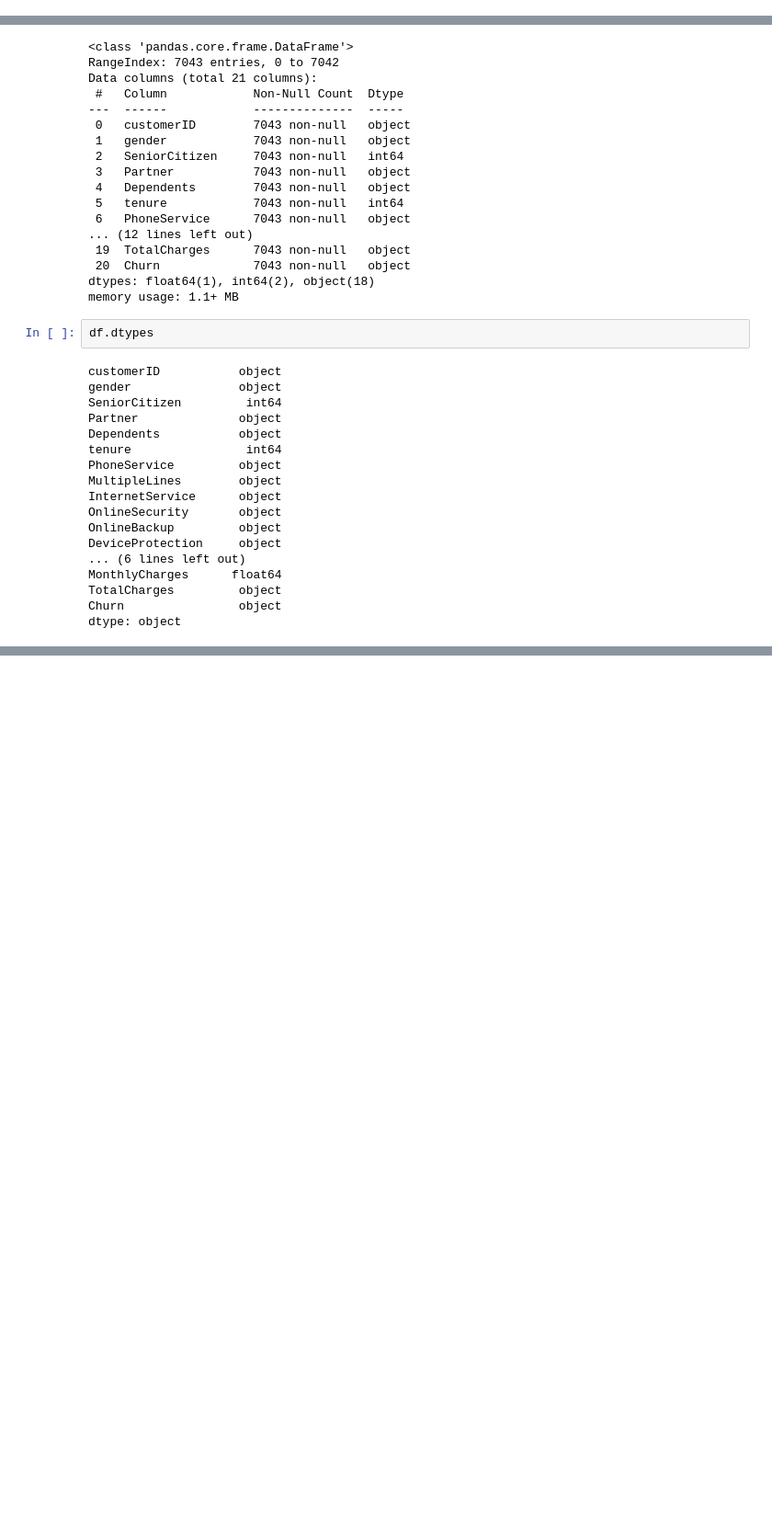
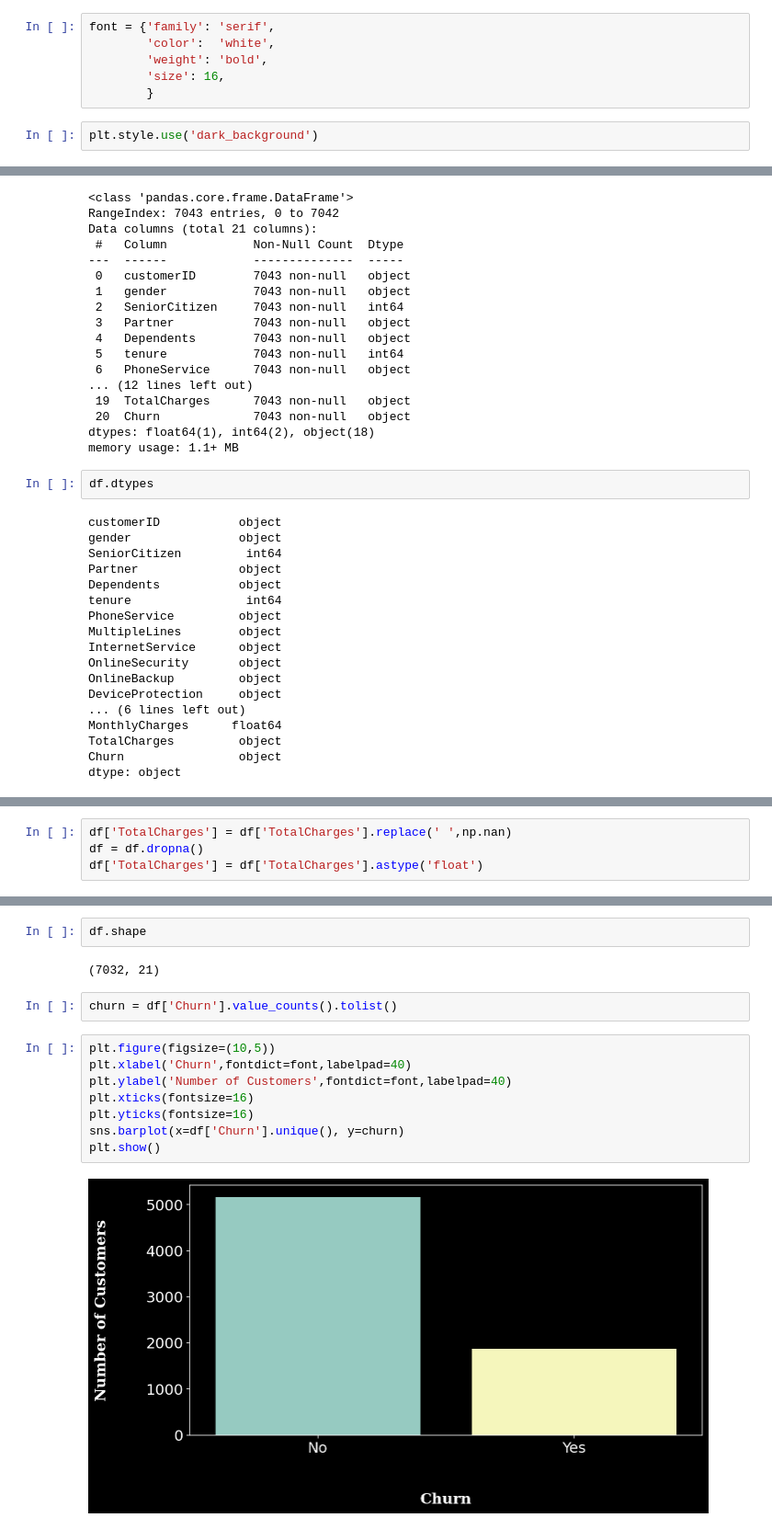
Before and after one commit to Chayanika-Basak/Customer-Churn-Prediction, a Jupyter notebook: CustomerChurnPrediction/Chayanika/Customer_Churn_Prediction.ipynb, the cells around one changed output, grey strips where cells are left out. Shown at 92% size. Drawn from its saved outputs; the diff is of its cells as text; blank space fills up the shorter version.

Commit message:
Customer Churn EDA done

```diff
--- a/CustomerChurnPrediction/Chayanika/Customer_Churn_Prediction.ipynb
+++ b/CustomerChurnPrediction/Chayanika/Customer_Churn_Prediction.ipynb
@@ -22,6 +22,14 @@ from sklearn import metrics
 from sklearn.metrics import confusion_matrix, classification_report
 from sklearn.metrics import accuracy_score, precision_score, recall_score, f1_score, log_loss, fbeta_score
 from sklearn.metrics import auc, roc_curve, roc_auc_score, precision_recall_curve
+# %%
+font = {'family': 'serif',
+        'color':  'white',
+        'weight': 'bold',
+        'size': 16,
+        }
+# %%
+plt.style.use('dark_background')
 # %%
 df = pd.read_csv('Telco-Customer-Churn.csv')
 # %% [markdown]
@@ -89,0 +122,4 @@ dtype: object
+# %%
+df['TotalCharges'] = df['TotalCharges'].replace(' ',np.nan)
+df = df.dropna()
+df['TotalCharges'] = df['TotalCharges'].astype('float')
@@ -89,0 +166,16 @@ dtype: object
+# %%
+df.shape
+# %% [output]
+(7032, 21)
+# %%
+churn = df['Churn'].value_counts().tolist()
+# %%
+plt.figure(figsize=(10,5))
+plt.xlabel('Churn',fontdict=font,labelpad=40)
+plt.ylabel('Number of Customers',fontdict=font,labelpad=40)
+plt.xticks(fontsize=16)
+plt.yticks(fontsize=16)
+sns.barplot(x=df['Churn'].unique(), y=churn)
+plt.show()
+# %% [output]
+[figure, added]
```
Also changed, not shown: parts of 13 cells of this notebook.
